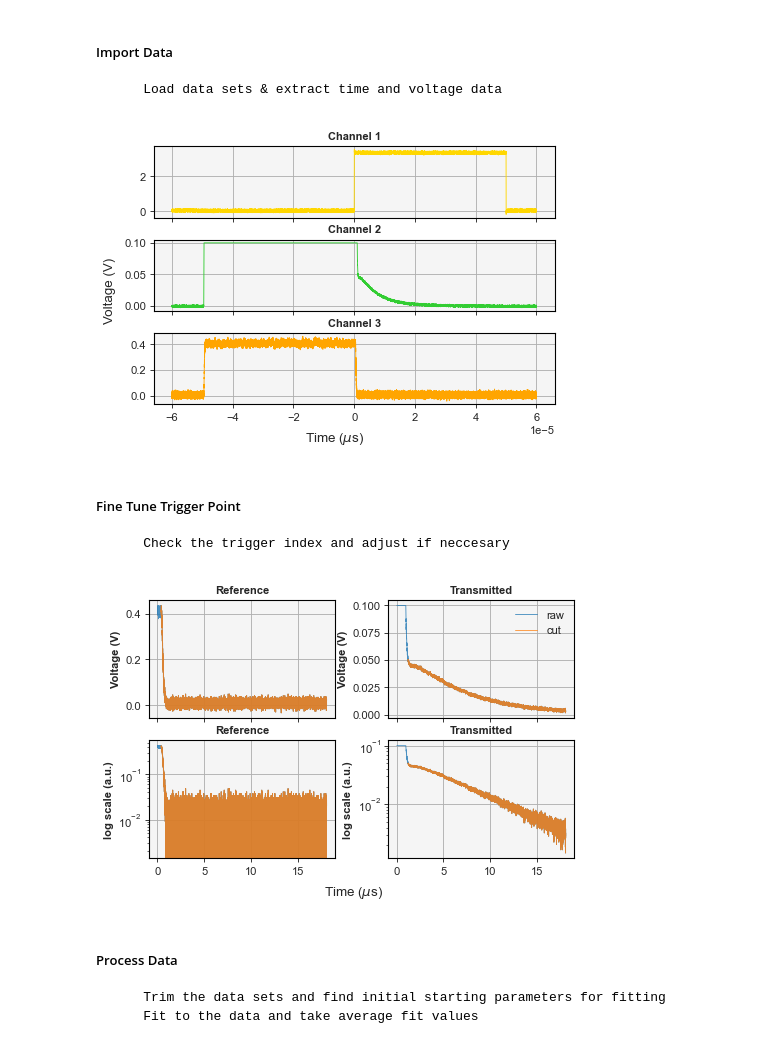
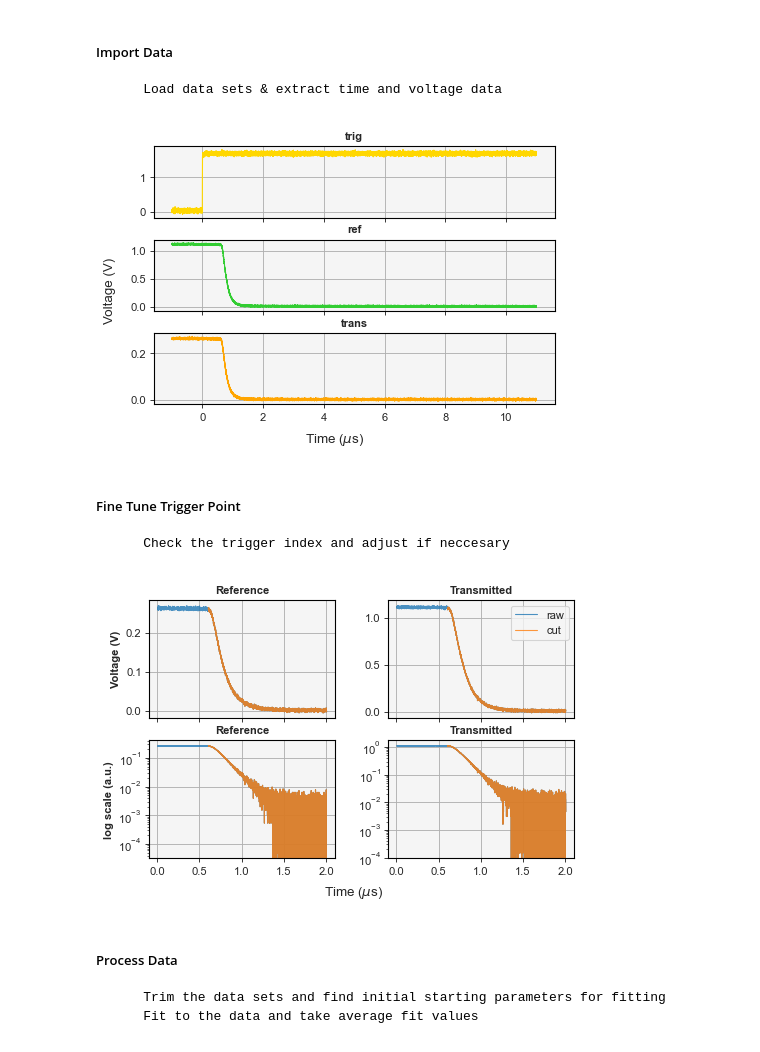
Before and after one commit to SMK-UK/Lifetime, a Jupyter notebook: T1/main_T1.ipynb, the cells around one changed output. Drawn from its saved outputs; the diff is of its cells as text; code cells hidden in the pictures.

```diff
--- a/T1/main_T1.ipynb
+++ b/T1/main_T1.ipynb
@@ -48,32 +42,36 @@ file_index = [dat.make_index_dict(file_sub_list) for file_sub_list in file_list]
 data_path_list = dat.search_paths(folder_list, file_list, [exts[0]])
 metadata_path_list = dat.search_paths(folder_list, file_list, [exts[1]])
 # extract the relevant data from the files
-excel_sets = [[dat.open_excel(os.path.join(path, data_path)) for data_path in data_paths] for data_paths in data_path_list]
+excel_sets = [[dat.open_csv(os.path.join(path, data_path)) for data_path in data_paths] for data_paths in data_path_list]
 metadata = [dat.open_text(os.path.join(path, data_path)) for data_paths in metadata_path_list for data_path in data_paths]
 # TO DO change this to use dictionary
-fluor_duration = [[float(dat.find_numbers(row)) for row in text_file if dat.check_str(["durationFluor"], row.split())] for text_file in metadata] # type: ignore
+fluor_duration = [[float(dat.find_numbers(row)[0]) for row in text_file if dat.check_str(["durationFluor"], row.split())] for text_file in metadata] # type: ignore
 # populate dictionary for extracting from the metadata
 #test = dat.create_dict(os.path.join(path, metadata_path_list[0][0]), delimiter='=')
 # plot channel data to check assignment
-fig, ax = plt.plot_scope(excel_sets[0][0][:,di['time']], [excel_sets[0][0][:,di['trig']], excel_sets[0][0][:,di['trans']], excel_sets[0][0][:,di['ref']]], titles=labels, multi=True)
+fig, ax = plt.plot_scope(excel_sets[0][0][:,di['time']]*1E6, [excel_sets[0][0][:,di['trig']], excel_sets[0][0][:,di['trans']], excel_sets[0][0][:,di['ref']]], titles=labels, multi=True)
 # %% [output]
-[figure, old version]
+[figure, new version]
 # %% [markdown]
 
 ##### Fine Tune Trigger Point
 
         Check the trigger index and adjust if neccesary
 # %%
-trig_indexes = [[fit.find_trigger(trig_data[:,di['trig']], modifier=0.989) for trig_data in excel_data] for excel_data in excel_sets]
-ti['ramp'] = 15000 + trig_indexes[0][0]
-# pick an offset
-ti['r_off'] = 500
-ti['off'] = 1000
+# find inex of the trigger
+trig_indexes = [[find_trigger(trig_data[:,di['trig']], modifier=.9) for trig_data in excel_data] for excel_data in excel_sets]
+ti['trig'] = trig_indexes[0][0]
+# calculate the time step
+dt = (excel_sets[0][0][:,di['time']][1] - excel_sets[0][0][:,di['time']][0])*1E6
+# create offset beased on time step
+ti['ramp'] = round(2/dt) + trig_indexes[0][0]
+ti['off'] = round(0.6/dt)
+ti['ref_off'] = round(0.6/dt)
 
 # plot transmitted and reference data to check the trigger index
-fig, ax = plt.plot_T1_trigger(excel_sets[0][0][:,di['time']]*1e6, [excel_sets[0][0][:,di['ref']], excel_sets[0][0][:,di['trans']]], ti)
+fig, ax = plt.plot_T1_trigger(excel_sets[0][0][:,di['time']], [excel_sets[0][0][:,di['ref']], excel_sets[0][0][:,di['trans']]], ti)
 # %% [output]
-[figure, old version]
+[figure, new version]
 # %% [markdown]
 
 ##### Process Data
```
Also changed, not shown: parts of 5 cells of this notebook, 14 other files.
